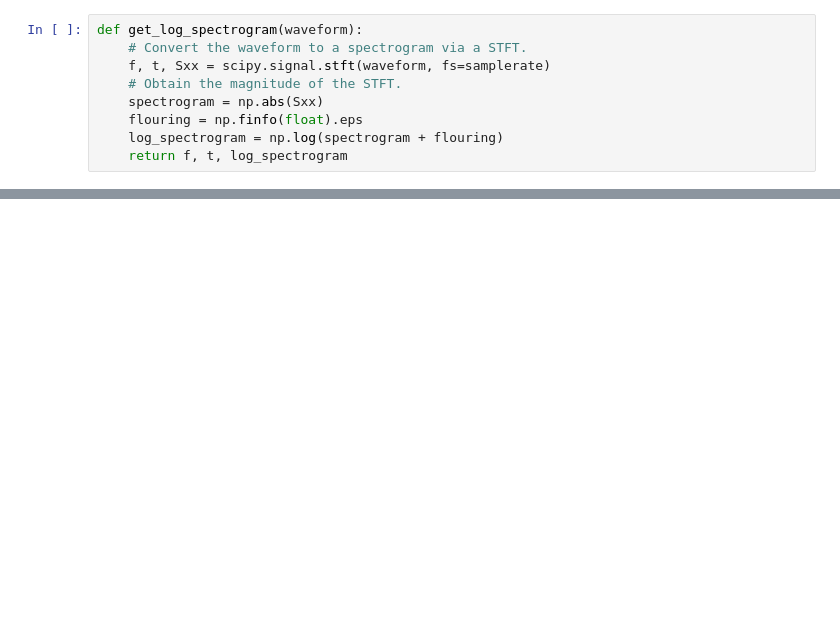
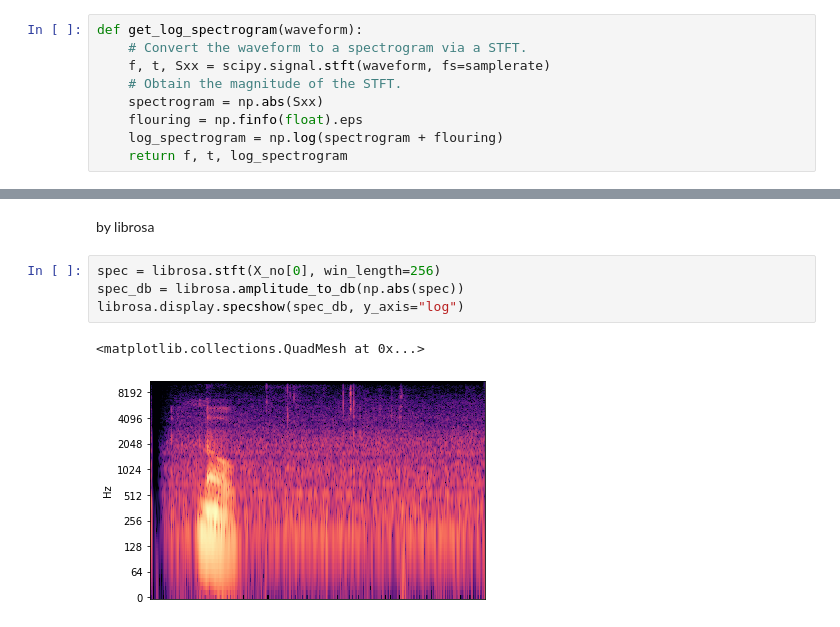
Before and after one commit to sadahry/notebooks, a Jupyter notebook: signal_processing/yes_no_detection.ipynb, the cells around one changed output, grey strips where cells are left out. Saved outputs shown, nothing was run; the diff lists cells and outputs as text; blank space fills up the shorter version.

```diff
--- a/signal_processing/yes_no_detection.ipynb
+++ b/signal_processing/yes_no_detection.ipynb
@@ -133,0 +168,9 @@ plt.show()
+# %% [markdown]
+by librosa
+# %%
+spec = librosa.stft(X_no[0], win_length=256)
+spec_db = librosa.amplitude_to_db(np.abs(spec))
+librosa.display.specshow(spec_db, y_axis="log")
+# %% [output]
+<matplotlib.collections.QuadMesh at 0x...>
+[figure, added]
```
Also changed, not shown: parts of 24 cells of this notebook.
